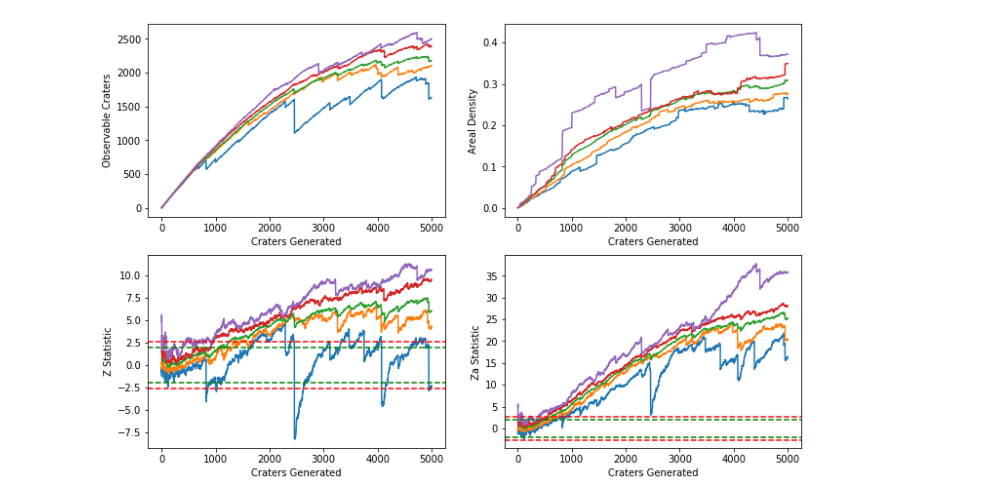
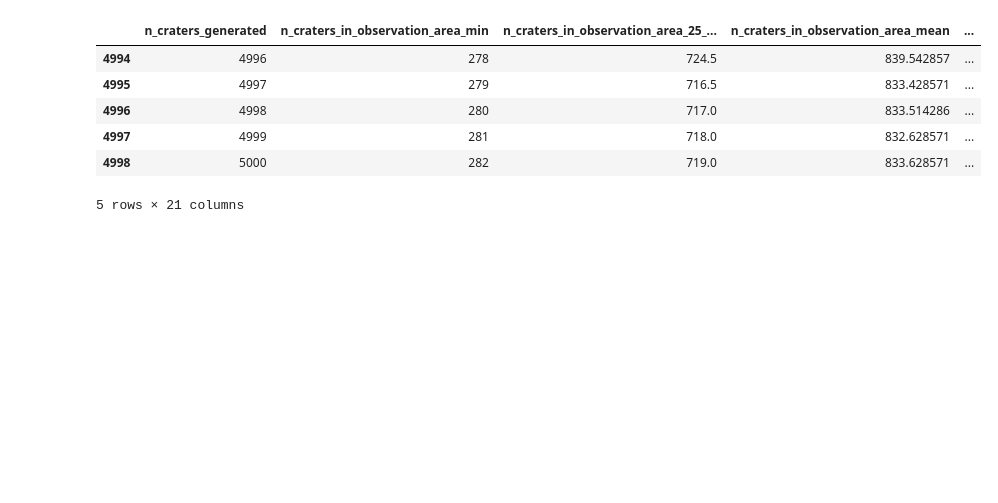
Before and after one commit to seanmason/saturation, a Jupyter notebook: notebooks/PlotStats.ipynb, the cells around one changed output. Cells and saved outputs as stored; diff of their text form; code cells hidden in the pictures; blank space fills up the shorter version.

```diff
--- a/notebooks/PlotStats.ipynb
+++ b/notebooks/PlotStats.ipynb
@@ -103,57 +119,13 @@ grouped = stats.groupby(['n_craters_generated']).agg(
 
 grouped.columns = col_names
 grouped.reset_index(inplace=True)
-# %%
-fig, axes = plt.subplots(nrows=2, ncols=2, figsize=(12, 8))
-
-# Plot crater count
-ax = axes[0][0]
-ax.plot(grouped.n_craters_generated, grouped.n_craters_in_observation_area_min)
-ax.plot(grouped.n_craters_generated, grouped.n_craters_in_observation_area_25_percentile)
-ax.plot(grouped.n_craters_generated, grouped.n_craters_in_observation_area_mean)
-ax.plot(grouped.n_craters_generated, grouped.n_craters_in_observation_area_75_percentile)
-ax.plot(grouped.n_craters_generated, grouped.n_craters_in_observation_area_max)
-ax.set_xlabel('Craters Generated')
-ax.set_ylabel('Observable Craters')
-
-# Plot crater count
-ax = axes[0][1]
-ax.plot(grouped.n_craters_generated, grouped.areal_density_min)
-ax.plot(grouped.n_craters_generated, grouped.areal_density_25_percentile)
-ax.plot(grouped.n_craters_generated, grouped.areal_density_mean)
-ax.plot(grouped.n_craters_generated, grouped.areal_density_75_percentile)
-ax.plot(grouped.n_craters_generated, grouped.areal_density_max)
-ax.set_xlabel('Craters Generated')
-ax.set_ylabel('Areal Density')
-
-# Plot Z statistic
-ax = axes[1][0]
-ax.plot(grouped.n_craters_generated, grouped.z_min)
-ax.plot(grouped.n_craters_generated, grouped.z_25_percentile)
-ax.plot(grouped.n_craters_generated, grouped.z_mean)
-ax.plot(grouped.n_craters_generated, grouped.z_75_percentile)
-ax.plot(grouped.n_craters_generated, grouped.z_max)
-ax.axhline(-1.96, color='g', ls='--')
-ax.axhline(1.96, color='g', ls='--')
-ax.axhline(-2.58, color='r', ls='--')
-ax.axhline(2.58, color='r', ls='--')
-ax.set_xlabel('Craters Generated')
-ax.set_ylabel('Z Statistic')
-
-# Plot Za statistic
-ax = axes[1][1]
-ax.plot(grouped.n_craters_generated, grouped.za_min)
-ax.plot(grouped.n_craters_generated, grouped.za_25_percentile)
-ax.plot(grouped.n_craters_generated, grouped.za_mean)
-ax.plot(grouped.n_craters_generated, grouped.za_75_percentile)
-ax.plot(grouped.n_craters_generated, grouped.za_max)
-ax.axhline(-1.96, color='g', ls='--')
-ax.axhline(1.96, color='g', ls='--')
-ax.axhline(-2.58, color='r', ls='--')
-ax.axhline(2.58, color='r', ls='--')
-ax.set_xlabel('Craters Generated')
-ax.set_ylabel('Za Statistic')
-
-plt.show()
-# %% [output]
-[figure, removed]
+# %%
+grouped.tail()
+# %% [output]
+|  | n_craters_generated | n_craters_in_observation_area_min | n_craters_in_observation_area_25_... | n_craters_in_observation_area_mean | ... |
+| 4994 | 4996 | 278 | 724.5 | 839.542857 | ... |
+| 4995 | 4997 | 279 | 716.5 | 833.428571 | ... |
+| 4996 | 4998 | 280 | 717.0 | 833.514286 | ... |
+| 4997 | 4999 | 281 | 718.0 | 832.628571 | ... |
+| 4998 | 5000 | 282 | 719.0 | 833.628571 | ... |
+5 rows × 21 columns
```
Also changed, not shown: parts of 9 cells of this notebook, 4 other files.
